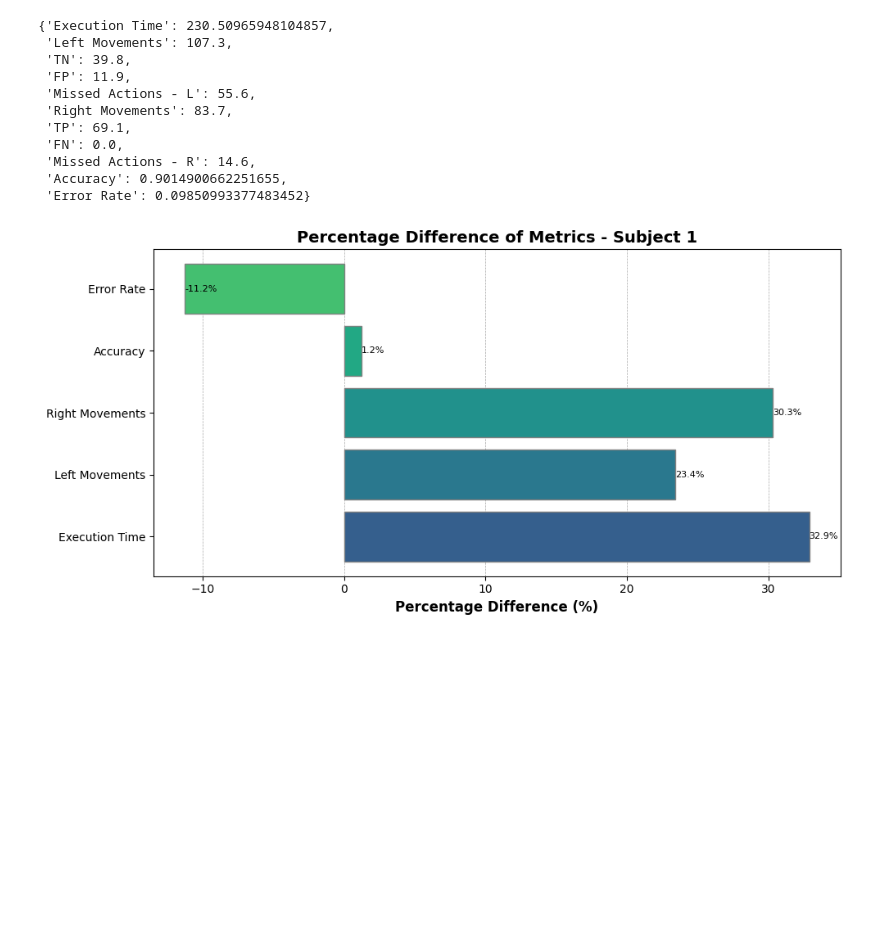
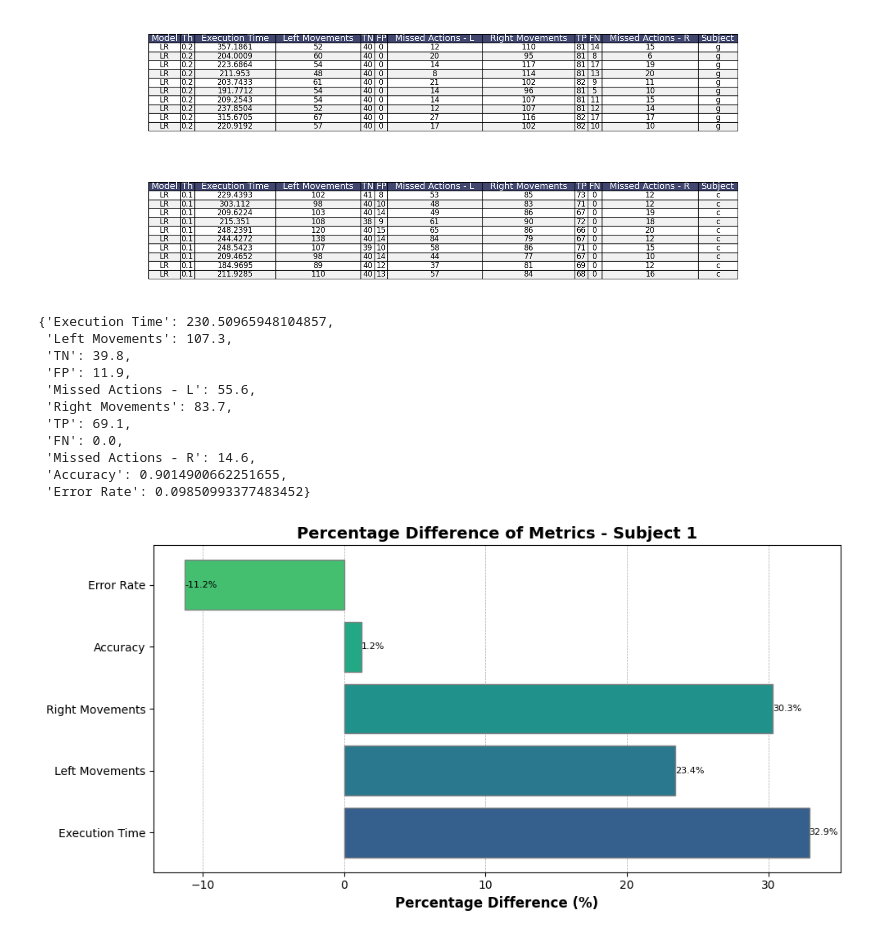
Before and after one commit to costanzapistone/Robot-Control-by-EEG-with-ML, a Jupyter notebook: code/results_data_analysis.ipynb, the cells around one changed output. Saved outputs shown, nothing was run; the diff lists cells and outputs as text; code cells hidden in the pictures; blank space fills up the shorter version.

```diff
--- a/code/results_data_analysis.ipynb
+++ b/code/results_data_analysis.ipynb
@@ -61,12 +113,25 @@ data_th.columns = ['N° Exp', 'Model', 'Th', 'Execution Time', 'Left Movements',
 data_th = data_th.iloc[:-1]
 # I want to remove the second column
 data_th = data_th.drop('N° Exp', axis=1)
+# %%
+# Round the 'Execution Time' column to the 4th decimal place
+data_th['Execution Time'] = data_th['Execution Time'].round(4)
 # %%
 # Add a new column with the Subject values
 data_th['Subject'] = ['g'] * 10 + ['c'] * 10
 
 df_g_th = data_th[data_th['Subject'] == 'g']
 df_c_th = data_th[data_th['Subject'] == 'c']
+# %%
+# If you wish to save filtered DataFrames based on specific subjects (like 'g' and 'c'):
+# dataframe_g = data[data['Subject'] == 'g']
+# dataframe_c = data[data['Subject'] == 'c']
+
+save_df_as_figure(df_g_th, '/home/costanza/Robot-Control-by-EEG-with-ML/results/g/experiment_table_th.png')
+save_df_as_figure(df_c_th, '/home/costanza/Robot-Control-by-EEG-with-ML/results/c/experiment_table_th.png')
+# %% [output]
+[figure, added]
+[figure, added]
 # %%
 # Create a dict with the mean values
 
```
Also changed, not shown: parts of 3 cells of this notebook, 2 other files.
